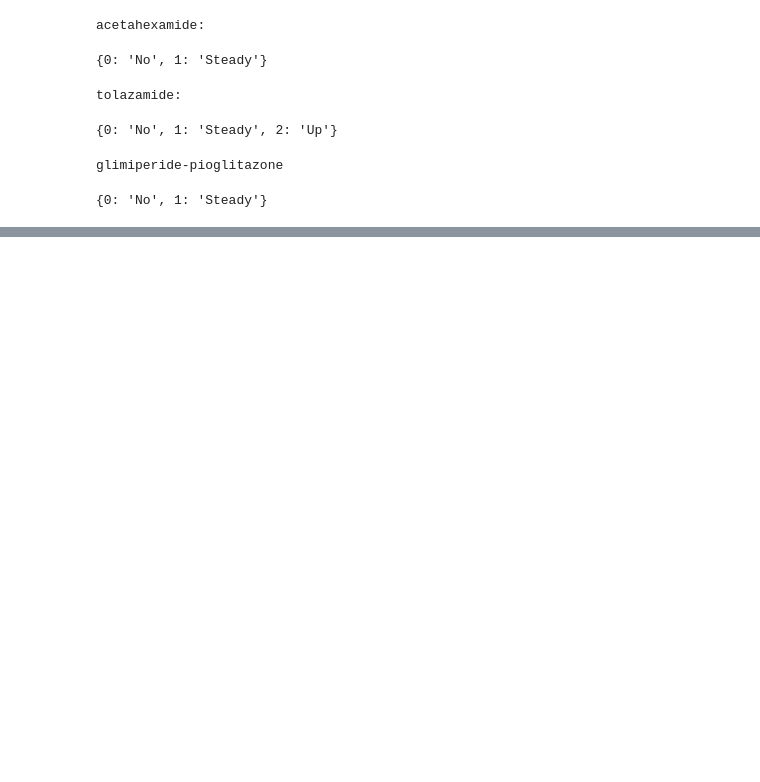
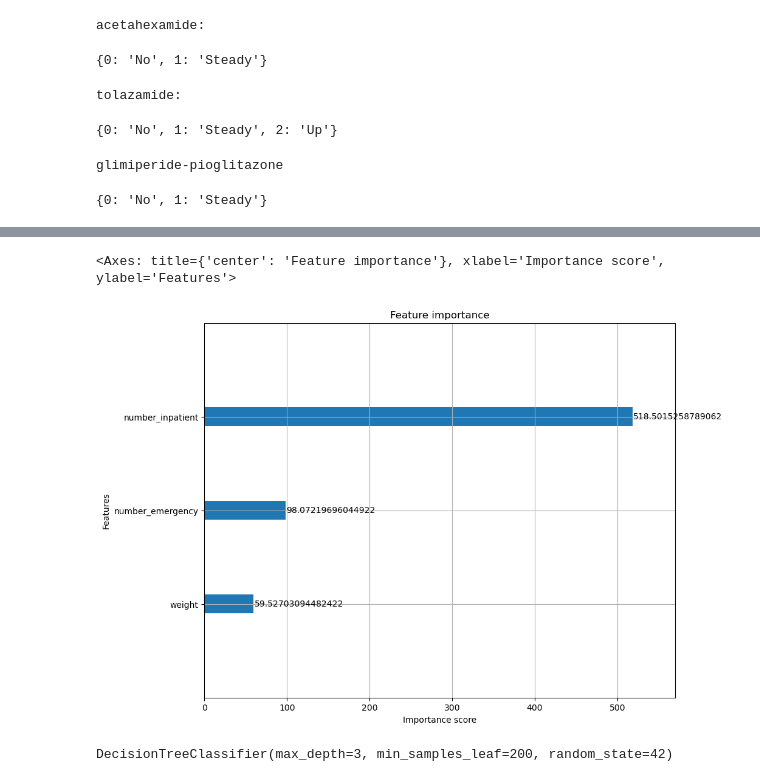
Before and after one commit to DylanSuniaga/CAP_3764_2025_Fall_Team_3, a Jupyter notebook: notebooks/main.ipynb, the cells around one changed output, grey strips where cells are left out. Cells and saved outputs as stored; diff of their text form; code cells hidden in the pictures; blank space fills up the shorter version.

Commit message:
updated conda environment and trained a decision tree on dataset.

```diff
--- a/notebooks/main.ipynb
+++ b/notebooks/main.ipynb
@@ -157,0 +186,16 @@ glimiperide-pioglitazone
+# %%
+df_model = df_encoded[['acetohexamide','tolazamide', 'glimepiride-pioglitazone', 'metformin-pioglitazone', 'metformin-rosiglitazone', 'weight','number_emergency', 'number_inpatient','chlorpropamide', 'miglitol', 'readmitted']]
+# %%
+x = df_model.drop(columns=['readmitted'])
+y = df_model['readmitted']
+# %%
+from sklearn.model_selection import train_test_split
+X_main, X_test, y_main, y_test = train_test_split(x, y, test_size=0.2, random_state=42)
+X_train, X_val, y_train, y_val = train_test_split(X_main, y_main, test_size=0.25, random_state=42)
+# %%
+from xgboost import XGBClassifier
+import xgboost as xgb
+
+model = XGBClassifier(n_estimators=20, max_depth=2, learning_rate=0.1, objective='binary:logistic')
+model.fit(X_train, y_train)
+y_pred = model.predict(X_val)
@@ -157,0 +224,27 @@ glimiperide-pioglitazone
+# %%
+fig, ax = plt.subplots(figsize=(10, 8))
+xgb.plot_importance(model, ax=ax, importance_type='gain')
+# %% [output]
+<Axes: title={'center': 'Feature importance'}, xlabel='Importance score', ylabel='Features'>
+[figure, added]
+# %%
+import numpy as np
+import pandas as pd
+import matplotlib.pyplot as plt
+
+from sklearn.tree import DecisionTreeClassifier, plot_tree
+from sklearn import metrics
+from sklearn.calibration import CalibrationDisplay
+from sklearn.metrics import (
+    RocCurveDisplay, PrecisionRecallDisplay,
+    ConfusionMatrixDisplay, classification_report
+)
+
+dt = DecisionTreeClassifier(
+    max_depth=3,
+    min_samples_leaf=200,
+    random_state=42
+)
+dt.fit(X_train, y_train)
+# %% [output]
+DecisionTreeClassifier(max_depth=3, min_samples_leaf=200, random_state=42)
```
Also changed, not shown: parts of 12 cells of this notebook, 4 other files.
